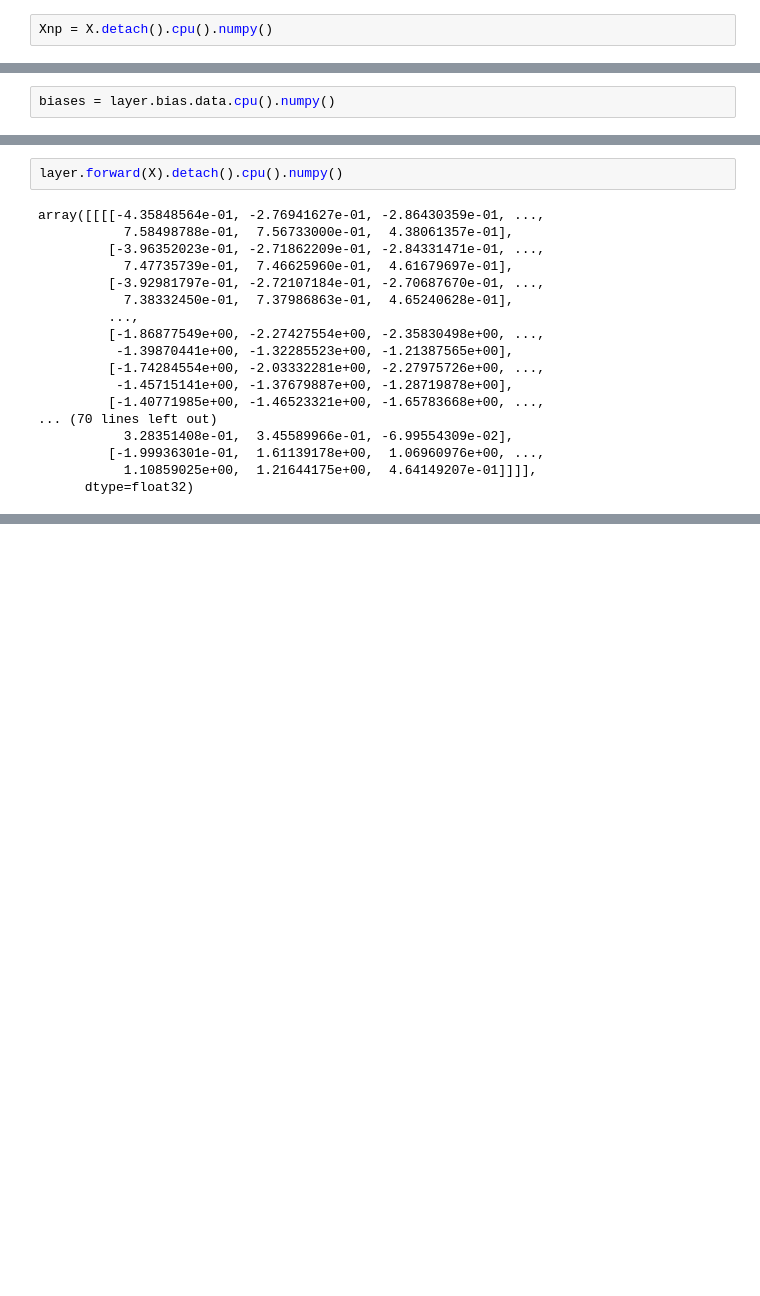
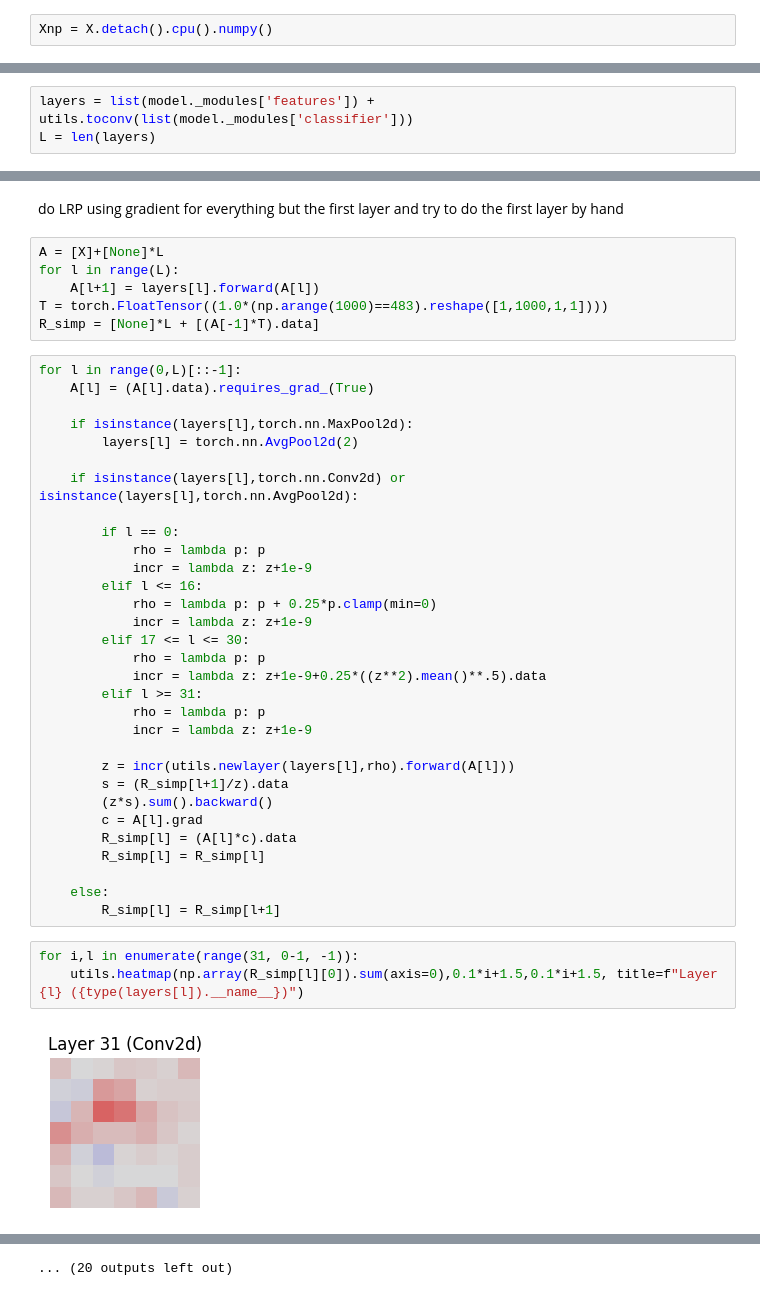
Before and after one commit to Red-Rapious/Semiring-LRP, a Jupyter notebook: code/convolution-conversion-test.ipynb, the cells around one changed output, grey strips where cells are left out. Saved outputs shown, nothing was run; the diff lists cells and outputs as text; blank space fills up the shorter version.

```diff
--- a/code/convolution-conversion-test.ipynb
+++ b/code/convolution-conversion-test.ipynb
@@ -157,3 +135,4 @@ weights = layer.weight.data.cpu().numpy()
-# %%
-biases = layer.bias.data.cpu().numpy()
+# %%
+layers = list(model._modules['features']) + utils.toconv(list(model._modules['classifier']))
+L = len(layers)
 # %%
@@ -199,20 +182,44 @@ array([[[[-4.35848653e-01, -2.76941657e-01, -2.86430359e-01, ...,
-# %%
-layer.forward(X).detach().cpu().numpy()
-# %% [output]
-array([[[[-4.35848564e-01, -2.76941627e-01, -2.86430359e-01, ...,
-           7.58498788e-01,  7.56733000e-01,  4.38061357e-01],
-         [-3.96352023e-01, -2.71862209e-01, -2.84331471e-01, ...,
-           7.47735739e-01,  7.46625960e-01,  4.61679697e-01],
-         [-3.92981797e-01, -2.72107184e-01, -2.70687670e-01, ...,
-           7.38332450e-01,  7.37986863e-01,  4.65240628e-01],
-         ...,
-         [-1.86877549e+00, -2.27427554e+00, -2.35830498e+00, ...,
-          -1.39870441e+00, -1.32285523e+00, -1.21387565e+00],
-         [-1.74284554e+00, -2.03332281e+00, -2.27975726e+00, ...,
-          -1.45715141e+00, -1.37679887e+00, -1.28719878e+00],
-         [-1.40771985e+00, -1.46523321e+00, -1.65783668e+00, ...,
-... (70 lines left out)
-           3.28351408e-01,  3.45589966e-01, -6.99554309e-02],
-         [-1.99936301e-01,  1.61139178e+00,  1.06960976e+00, ...,
-           1.10859025e+00,  1.21644175e+00,  4.64149207e-01]]]],
-      dtype=float32)
+# %% [markdown]
+do LRP using gradient for everything but the first layer and try to do the first layer by hand
+# %%
+A = [X]+[None]*L
+for l in range(L):
+    A[l+1] = layers[l].forward(A[l])
+T = torch.FloatTensor((1.0*(np.arange(1000)==483).reshape([1,1000,1,1])))
+R_simp = [None]*L + [(A[-1]*T).data]
+# %%
+for l in range(0,L)[::-1]:
+    A[l] = (A[l].data).requires_grad_(True)
+
+    if isinstance(layers[l],torch.nn.MaxPool2d):
+        layers[l] = torch.nn.AvgPool2d(2)
+
+    if isinstance(layers[l],torch.nn.Conv2d) or isinstance(layers[l],torch.nn.AvgPool2d):
+
+        if l == 0:
+            rho = lambda p: p
+            incr = lambda z: z+1e-9
+        elif l <= 16:
+            rho = lambda p: p + 0.25*p.clamp(min=0)
+            incr = lambda z: z+1e-9
+        elif 17 <= l <= 30:
+            rho = lambda p: p
+            incr = lambda z: z+1e-9+0.25*((z**2).mean()**.5).data
+        elif l >= 31:
+            rho = lambda p: p
+            incr = lambda z: z+1e-9
+
+        z = incr(utils.newlayer(layers[l],rho).forward(A[l]))
+        s = (R_simp[l+1]/z).data
+        (z*s).sum().backward()
+        c = A[l].grad
+        R_simp[l] = (A[l]*c).data
+        R_simp[l] = R_simp[l]
+
+    else:
+        R_simp[l] = R_simp[l+1]
+# %%
+for i,l in enumerate(range(31, 0-1, -1)):
+    utils.heatmap(np.array(R_simp[l][0]).sum(axis=0),0.1*i+1.5,0.1*i+1.5, title=f"Layer {l} ({type(layers[l]).__name__})")
+# %% [output]
+[figure, added]
@@ -218,0 +237 @@ array([[[[-4.35848564e-01, -2.76941627e-01, -2.86430359e-01, ...,
+... (20 outputs left out)
```
Also changed, not shown: parts of 9 cells of this notebook, 2 other files.
